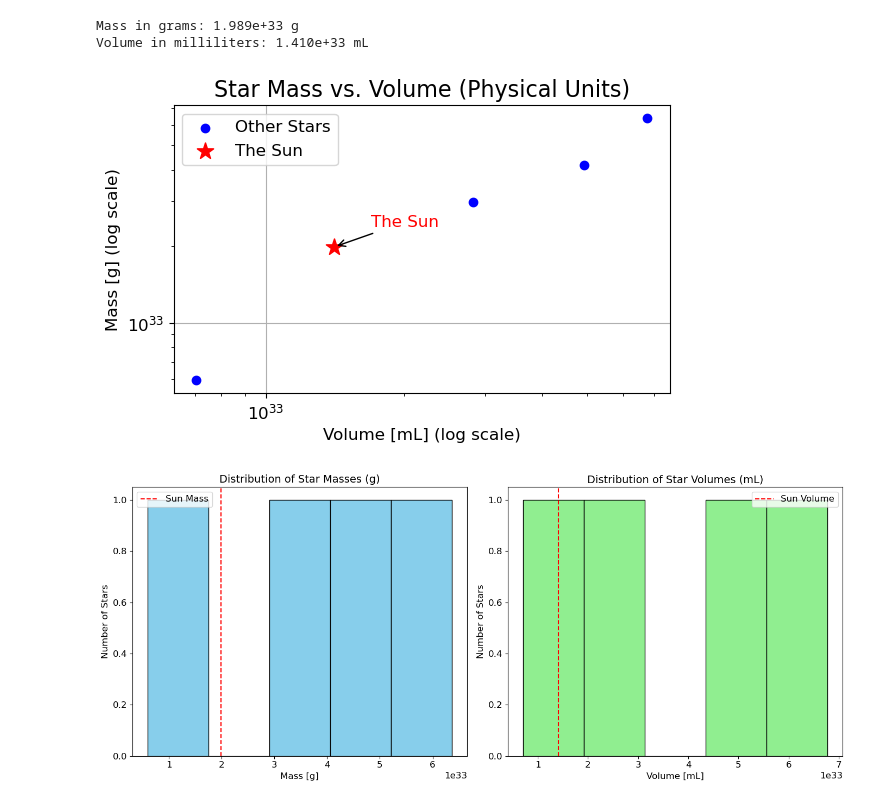
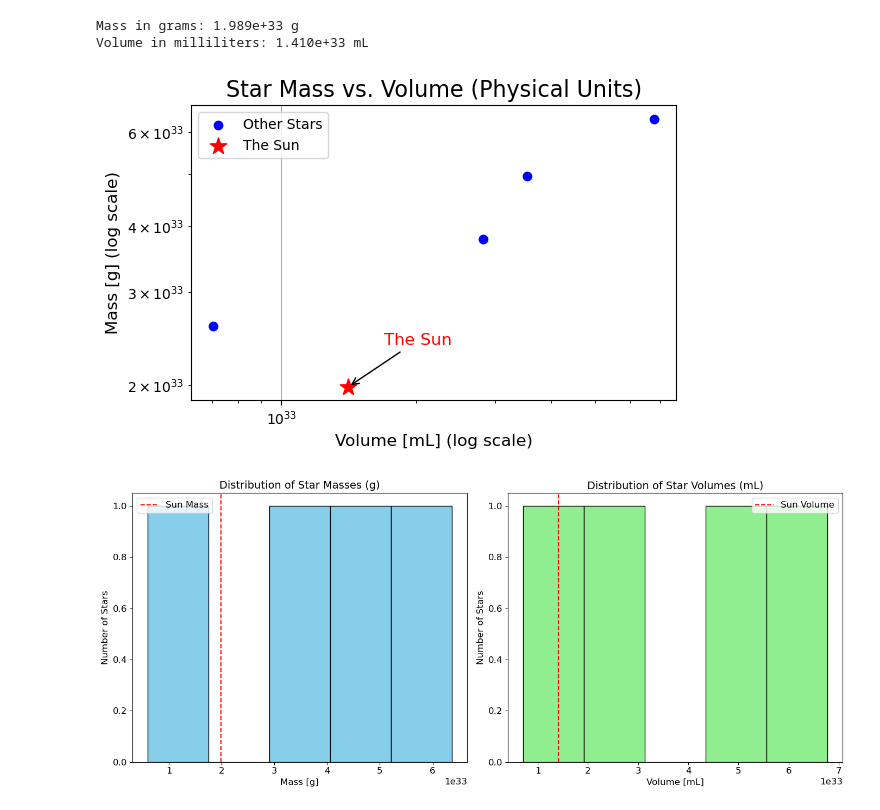
Before and after one commit to PrisonTeachingInitiative/CFR-2025, a Jupyter notebook: Astro/Blank/1 - Stars Pt2 .ipynb, the cells around one changed output. Drawn from its saved outputs; the diff is of its cells as text; code cells hidden in the pictures.

```diff
--- a/Astro/Blank/1 - Stars Pt2 .ipynb
+++ b/Astro/Blank/1 - Stars Pt2 .ipynb
@@ -316,14 +315,14 @@ from matplotlib.ticker import LogLocator
 
 
 solar_mass_kg = 1.989e30           # 1 solar mass in kg
-kg_to_grams = 1000                 # kg → grams
+kg_to_grams = 1000                 # kg to grams
 
 solar_radius_m = 6.957e8           # radius of Sun in meters
-cubic_m_to_ml = 1e6                # m³ → milliliters (mL)
+cubic_m_to_ml = 1e6                # cubic meter to milliliters (mL)
 
 # solar units
-volume_solar = np.array([0.5, 2, 3.5, 4.8])
-mass_solar = np.array([0.3, 1.5, 2.1, 3.2])
+volume_solar = np.array([0.5, 2.0, 2.5, 4.8])
+mass_solar = np.array([1.3, 1.9, 2.5, 3.2])
 
 # === CONVERSION FUNCTIONS ===
 def convert_mass_to_grams(mass_array):
@@ -341,36 +340,36 @@ volume_milliliters = convert_volume_to_milliliters(volume_solar)
 sun_mass_plot = convert_mass_to_grams(1)
 sun_volume_plot = convert_volume_to_milliliters(1)
 
 # plot
 plt.figure(figsize=(6, 4))
 plt.title("Star Mass vs. Volume (Physical Units)", fontsize=16)
 plt.xlabel("Volume [mL] (log scale)", fontsize=12)
 plt.ylabel("Mass [g] (log scale)", fontsize=12)
 
 # Other stars
 plt.scatter(volume_milliliters, mass_grams, color='blue', label='Other Stars')
 
 # The Sun
 plt.scatter(sun_volume_plot, sun_mass_plot, marker='*', color='red', s=150, label='The Sun')
 
 # Annotate the Sun
 plt.annotate('The Sun',xy=(sun_volume_plot, sun_mass_plot),xytext=(sun_volume_plot * 1.2, sun_mass_plot * 1.2),arrowprops=dict(facecolor='black', arrowstyle='->'),
     fontsize=12,color='red')
 
-# Log scale
+# Log scale ####
 plt.xscale('log')
 plt.yscale('log')
 
-# ⬅ Add more tick marks to both axes
+# ticks axis
 plt.gca().xaxis.set_major_locator(LogLocator(base=10.0, numticks=10))
 plt.gca().yaxis.set_major_locator(LogLocator(base=10.0, numticks=10))
 
 plt.grid(True)
 plt.legend()
 plt.tight_layout()
 plt.show()
 # %% [output]
-[figure, old version]
+[figure, new version]
 # %%
 import numpy as np
 import matplotlib.pyplot as plt
```
Also changed, not shown: parts of 2 cells of this notebook.
